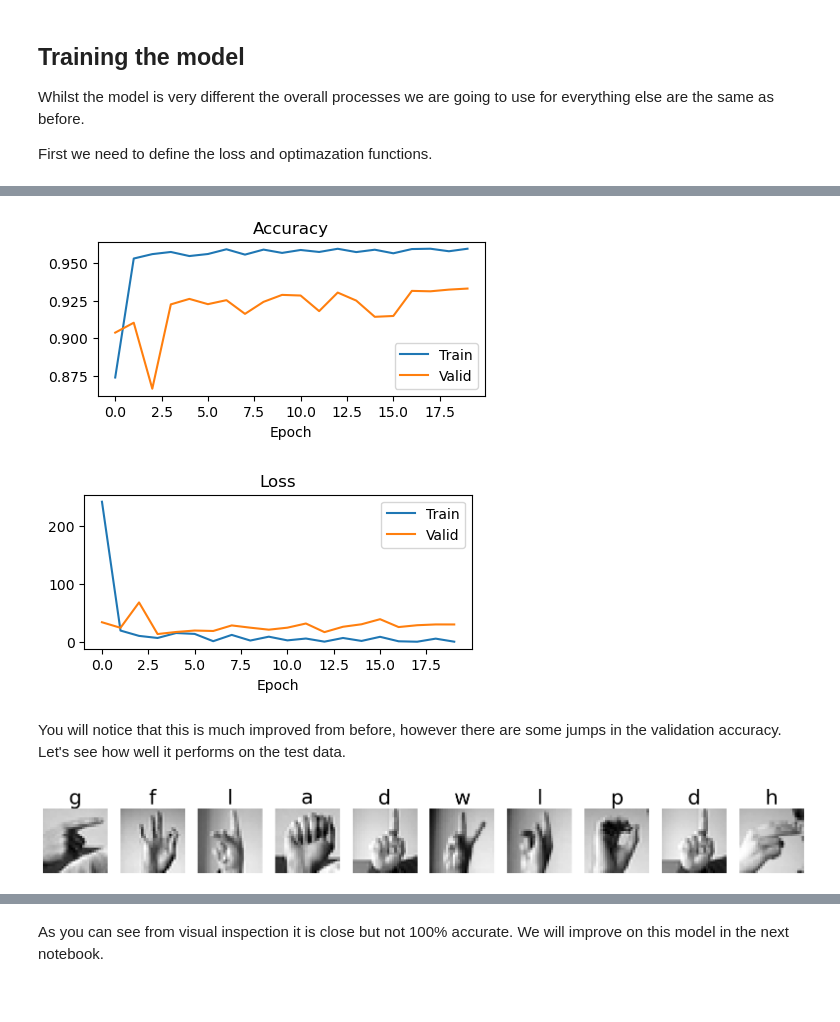
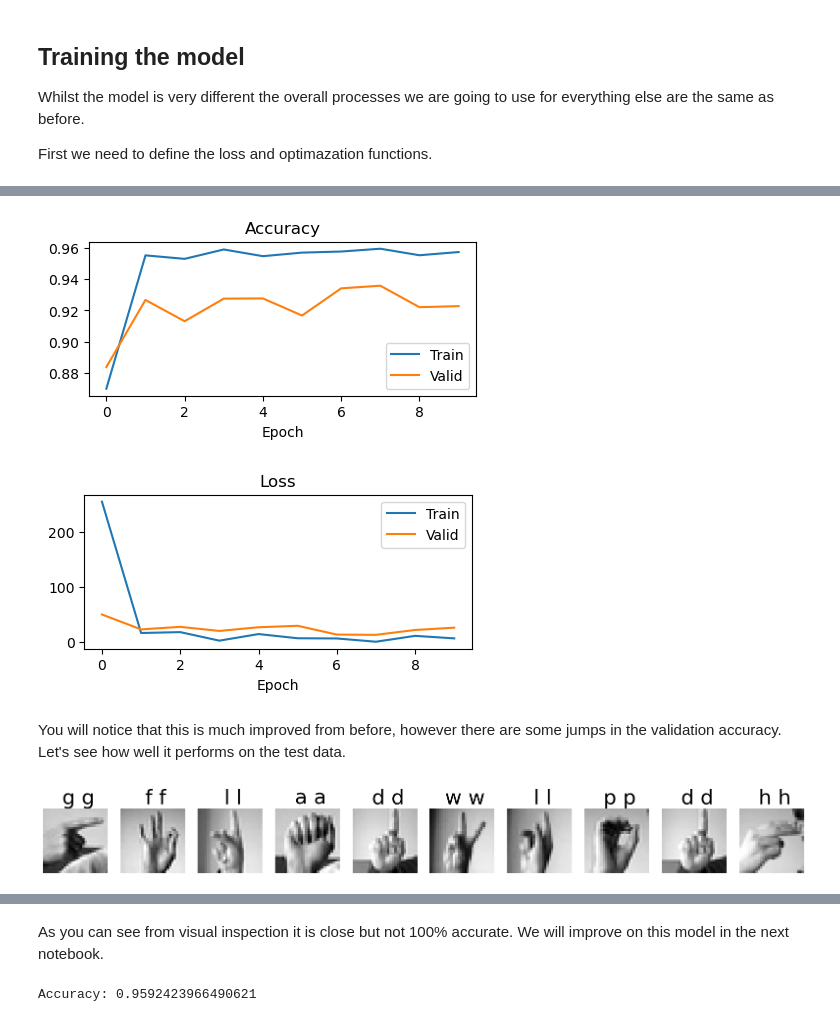
Before and after one commit to NCCA/SEForMedia, a Jupyter notebook: ASL/ASLPart2CNN.ipynb, the cells around one changed output, grey strips where cells are left out. Saved outputs shown, nothing was run; the diff lists cells and outputs as text; code cells hidden in the pictures.

```diff
--- a/ASL/ASLPart2CNN.ipynb
+++ b/ASL/ASLPart2CNN.ipynb
@@ -317,7 +315,7 @@ def validate():
     valid_loss.append(loss)
     print("Valid - Loss: {:.4f} Accuracy: {:.4f}".format(loss, accuracy))
 # %%
-epochs = 20
+epochs = 10
 
 for epoch in range(epochs):
     print("Epoch: {}".format(epoch))
@@ -361,5 +359,5 @@ Valid - Loss: 29.9602 Accuracy: 0.9329
-[figure, old version]
+[figure, new version]
-[figure, old version]
+[figure, new version]
 # %% [markdown]
 You will notice that this is much improved from before, however there are some jumps in the validation accuracy. Let's see how well it performs on the test data.
 # %%
@@ -372,15 +370,33 @@ with torch.no_grad():
     output = model(x)
     pred = output.argmax(dim=1, keepdim=True)
     num_images = 10
+
     plt.figure(figsize=(20, 20))
     for i in range(num_images):
         plt.subplot(1, num_images, i + 1)
-        plt.title(alphabet[pred[i].item()], fontdict={"fontsize": 30})
+        plt.title(f" {alphabet[y[i].item()]} {alphabet[pred[i].item()]}", fontdict={"fontsize": 30})
         plt.axis("off")
         plt.imshow(x[i].cpu().numpy().reshape(28, 28), cmap="gray")
 # %% [output]
-[figure, old version]
+[figure, new version]
 # %% [markdown]
 ![](./mnist_asl/american_sign_language.PNG)
 # %% [markdown]
 As you can see from visual inspection it is close but not 100% accurate.  We will improve on this model in the next notebook.
+# %%
+# Lets check the whole data set and see how well we did
+
+model.eval()
+alphabet = "abcdefghiklmnopqrstuvwxy"
+with torch.no_grad():
+    # loop through all of the test data and see if the prediction is correct
+    correct = 0
+    total = 0
+    for x, y in train_loader:
+        output = model(x)
+        pred = output.argmax(dim=1, keepdim=True)
+        correct += pred.eq(y.view_as(pred)).sum().item()
+        total += y.size(0)
+print(f"Accuracy: {correct / total}")
+# %% [output]
+Accuracy: 0.9592423966490621
```
Also changed, not shown: parts of 2 cells of this notebook, 7 other files.
